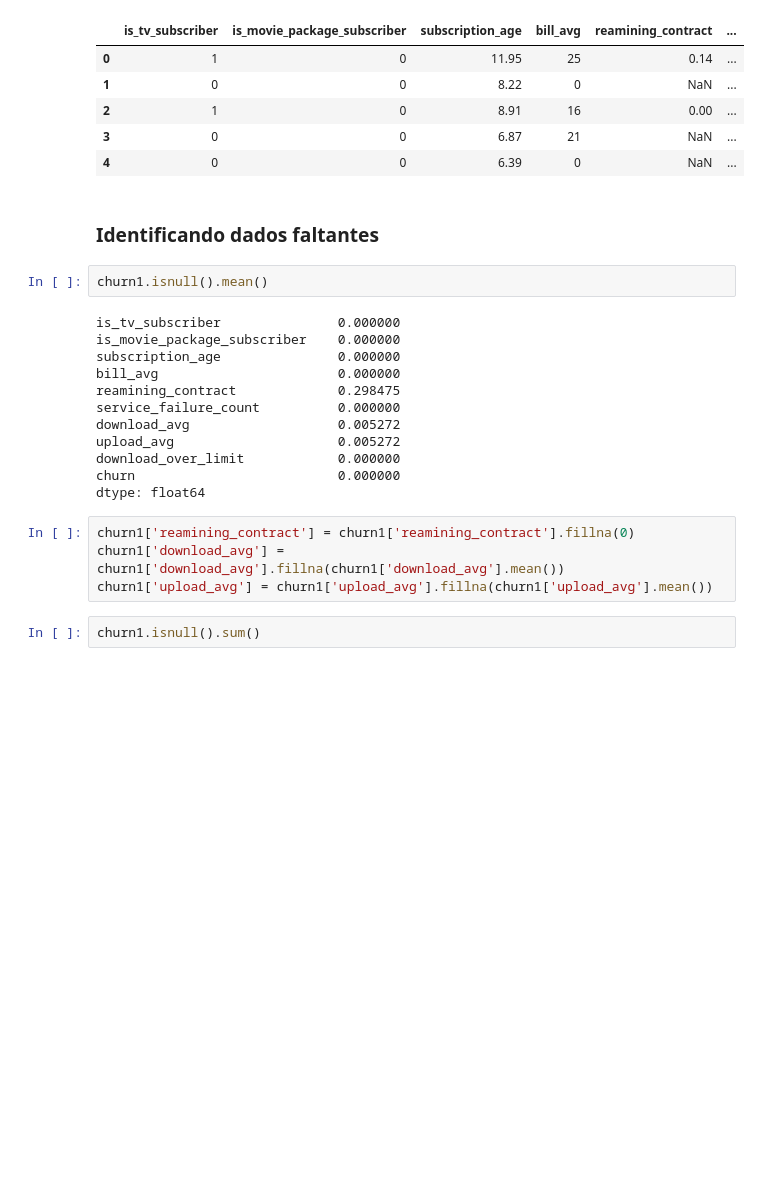
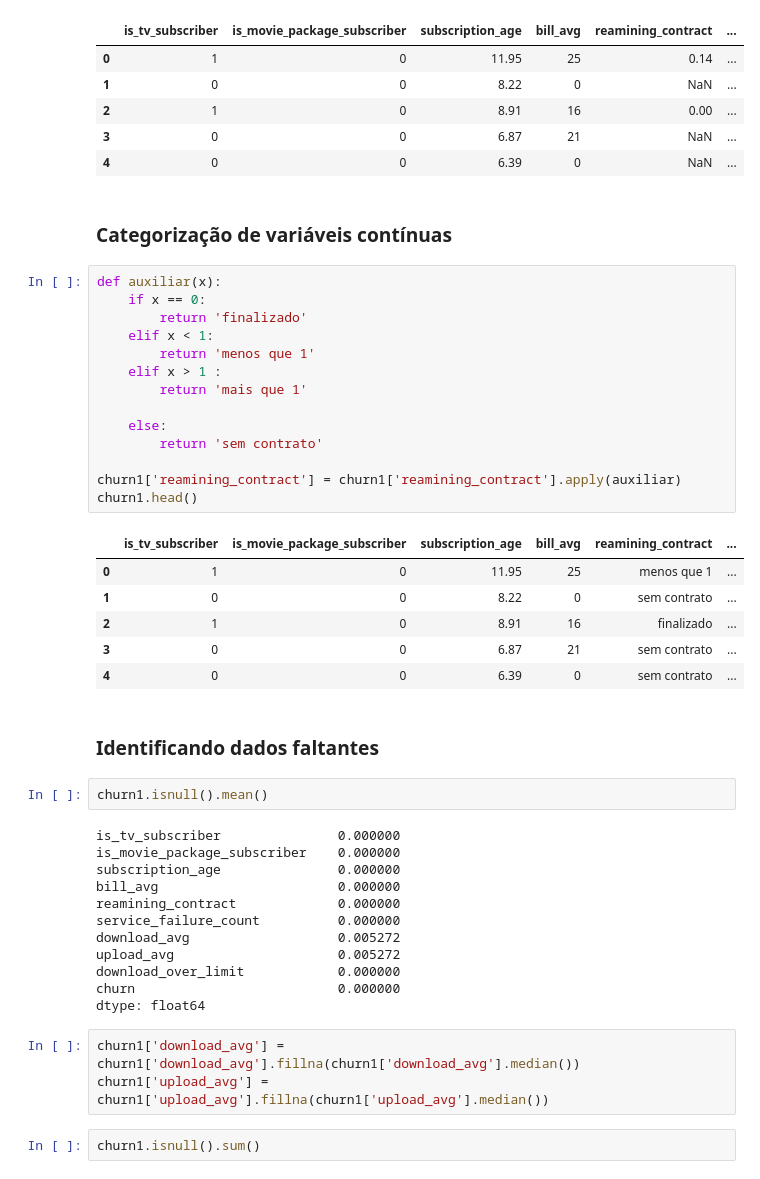
Before and after one commit to omarca2022/churn_project, a Jupyter notebook: churn_projeto.ipynb, the cells around one changed output. Saved outputs shown, nothing was run; the diff lists cells and outputs as text; blank space fills up the shorter version.

```diff
--- a/churn_projeto.ipynb
+++ b/churn_projeto.ipynb
@@ -346,6 +346,29 @@ churn1.head()
 | 2 | 1 | 0 | 8.91 | 16 | 0.00 | ... |
 | 3 | 0 | 0 | 6.87 | 21 | NaN | ... |
 | 4 | 0 | 0 | 6.39 | 0 | NaN | ... |
+# %% [markdown]
+### Categorização de variáveis contínuas
+# %%
+def auxiliar(x):
+    if x == 0:
+        return 'finalizado'
+    elif x < 1:
+        return 'menos que 1'
+    elif x > 1 :
+        return 'mais que 1'
+
+    else:
+        return 'sem contrato'
+
+churn1['reamining_contract'] = churn1['reamining_contract'].apply(auxiliar)
+churn1.head()
+# %% [output]
+|  | is_tv_subscriber | is_movie_package_subscriber | subscription_age | bill_avg | reamining_contract | ... |
+| 0 | 1 | 0 | 11.95 | 25 | menos que 1 | ... |
+| 1 | 0 | 0 | 8.22 | 0 | sem contrato | ... |
+| 2 | 1 | 0 | 8.91 | 16 | finalizado | ... |
+| 3 | 0 | 0 | 6.87 | 21 | sem contrato | ... |
+| 4 | 0 | 0 | 6.39 | 0 | sem contrato | ... |
 # %% [markdown]
 ### Identificando dados faltantes
 # %%
@@ -355,7 +378,7 @@ is_tv_subscriber               0.000000
 is_movie_package_subscriber    0.000000
 subscription_age               0.000000
 bill_avg                       0.000000
-reamining_contract             0.298475
+reamining_contract             0.000000
 service_failure_count          0.000000
 download_avg                   0.005272
 upload_avg                     0.005272
@@ -363,9 +386,8 @@ download_over_limit            0.000000
 churn                          0.000000
 dtype: float64
 # %%
-churn1['reamining_contract'] = churn1['reamining_contract'].fillna(0)
-churn1['download_avg'] = churn1['download_avg'].fillna(churn1['download_avg'].mean())
-churn1['upload_avg'] = churn1['upload_avg'].fillna(churn1['upload_avg'].mean())
+churn1['download_avg'] = churn1['download_avg'].fillna(churn1['download_avg'].median())
+churn1['upload_avg'] = churn1['upload_avg'].fillna(churn1['upload_avg'].median())
 # %%
 churn1.isnull().sum()
 # %% [output]
```
Also changed, not shown: parts of 32 cells of this notebook.
